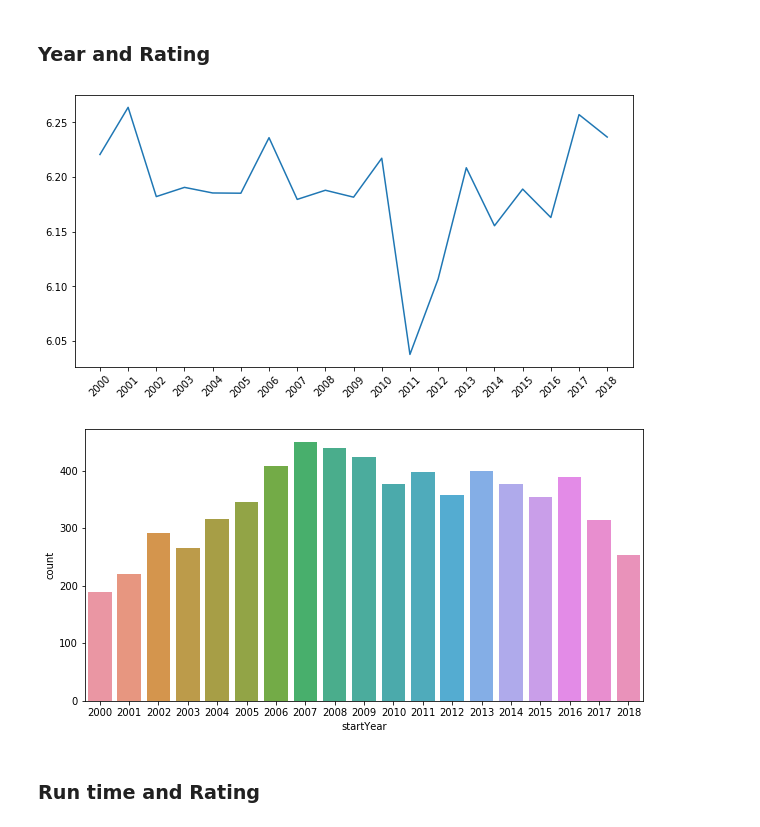
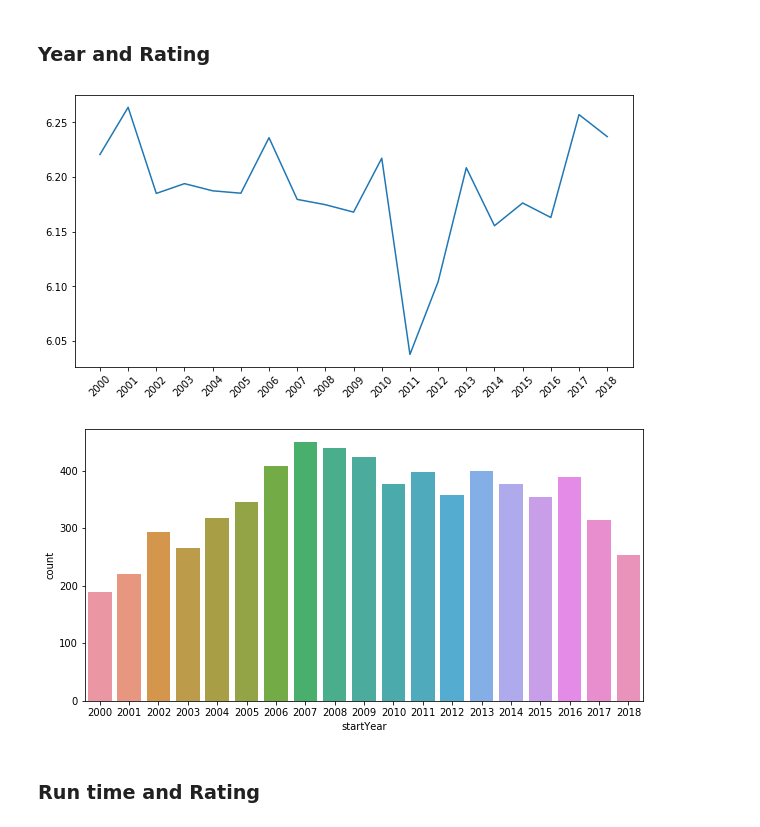
Before and after one commit to pupboss/CE7454-Project-Fall2019, a Jupyter notebook: notebook/notebook.ipynb, the cells around one changed output. Cells and saved outputs as stored; diff of their text form; code cells hidden in the pictures.

```diff
--- a/notebook/notebook.ipynb
+++ b/notebook/notebook.ipynb
@@ -190,21 +190,21 @@ plt.show()
 # %%
 year_rating = []
 for year in range(2000,2019):
-    rating = imdb[imdb['startYear'] == year]['ratings'].sum()
+    rating = imdb[imdb['startYear'] == year]['averageRating'].sum()
     movie_num = (imdb['startYear'] == year).sum()
     rating /= movie_num
     year_rating.append(rating)
 
 plt.figure(figsize=(10,5))
 plt.plot(range(2000,2019), year_rating)
 plt.xticks(list(range(2000,2019)), rotation=45)
 plt.show()
 
 plt.figure(figsize=(10,5))
 sns.countplot(x='startYear',data=imdb)
 plt.show()
 # %% [output]
-[figure, old version]
+[figure, new version]
 [figure]
 # %% [markdown]
 ### Run time and Rating
```
Also changed, not shown: parts of 4 cells of this notebook.
